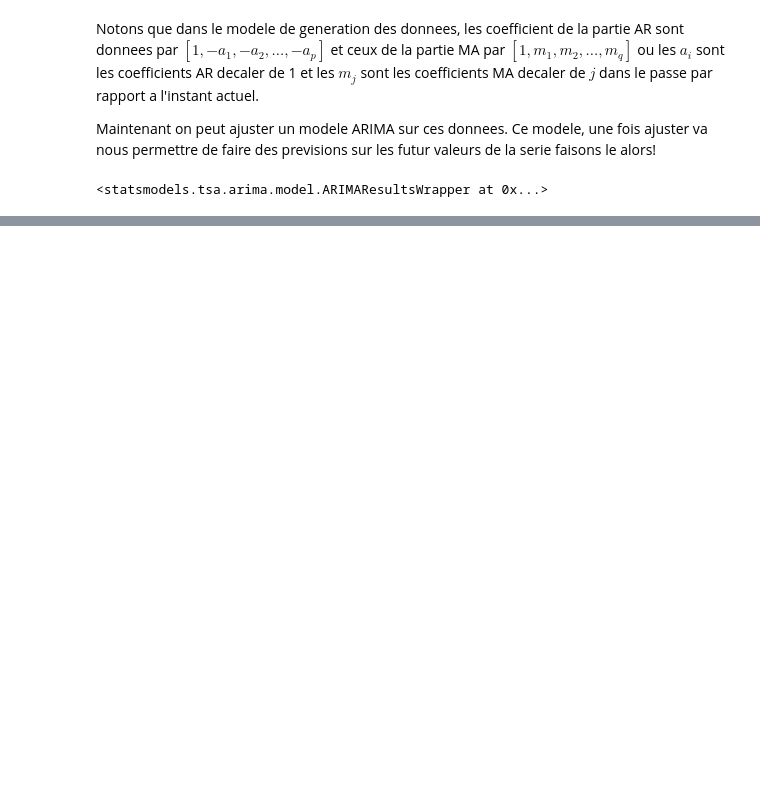
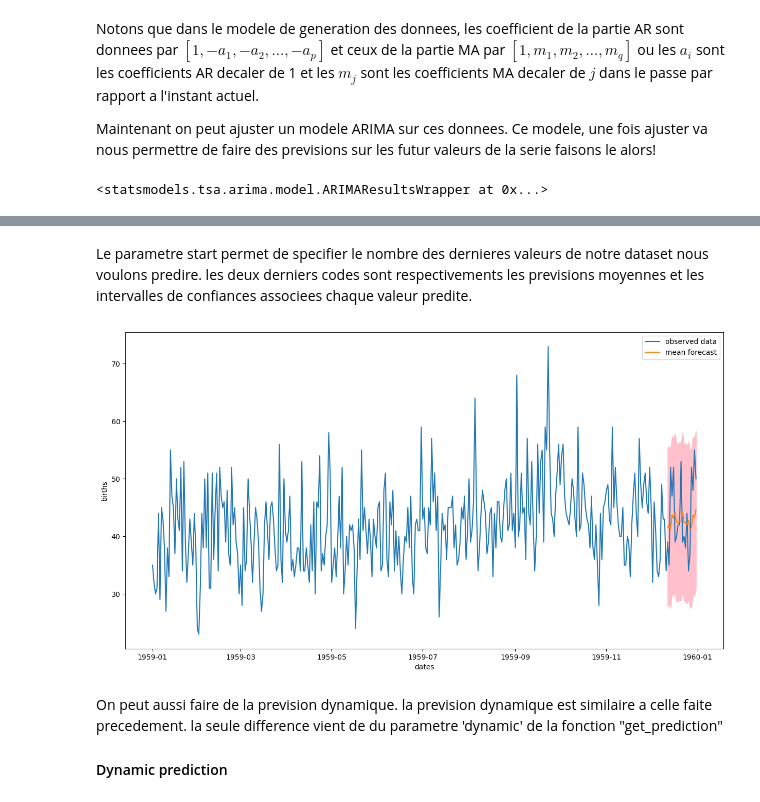
Before and after one commit to fabricepaka/Machine_learning, a Jupyter notebook: TimeSeriesForecasting/notebooks/Projet_Series_temportelles.ipynb, the cells around one changed output, grey strips where cells are left out. Saved outputs shown, nothing was run; the diff lists cells and outputs as text; code cells hidden in the pictures; blank space fills up the shorter version.

```diff
--- a/TimeSeriesForecasting/notebooks/Projet_Series_temportelles.ipynb
+++ b/TimeSeriesForecasting/notebooks/Projet_Series_temportelles.ipynb
@@ -325,0 +387,31 @@ model.fit()
+# %%
+# Generate one step ahead predictions
+forecast = result.get_prediction(start = -20)
+
+# forecast's central value
+forecast_mean = forecast.predicted_mean
+
+# Get confidence intervalle of a forecast, lower and upper values
+confidence_interval = forecast.conf_int()
+# %% [markdown]
+Le parametre start permet de specifier le nombre des dernieres valeurs de notre dataset nous  voulons predire. les deux derniers codes sont respectivements les previsions moyennes et les intervalles de confiances associees chaque valeur predite.
+# %%
+import matplotlib.pyplot as plt
+def forecast_plotting(df,forecast_mean, confidence_interval):
+    """Display the observed time series and its predictions """
+    fig, ax = plt.subplots(figsize=(15,8))
+    ax.plot(df, label = 'observed data')
+    ax.plot(forecast_mean, label = 'mean forecast')
+    ax.fill_between(confidence_interval.index,confidence_interval['lower births'],confidence_interval['upper births'],color = 'pink')
+    ax.set_xlabel('dates')
+    ax.set_ylabel('births')
+    ax.legend()
+
+
+forecast_plotting(df,forecast_mean, confidence_interval)
+# %% [output]
+[figure, added]
+# %% [markdown]
+On peut aussi faire de la prevision dynamique. la prevision dynamique est similaire a celle faite precedement. la seule difference vient de du parametre 'dynamic' de la fonction "get_prediction"
+
+#### Dynamic prediction
```
Also changed, not shown: parts of 25 cells of this notebook, 5 other files.
